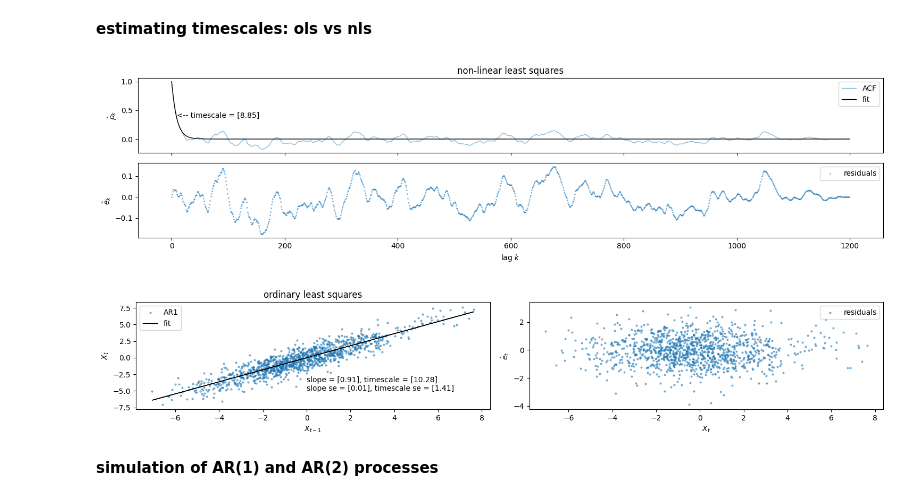
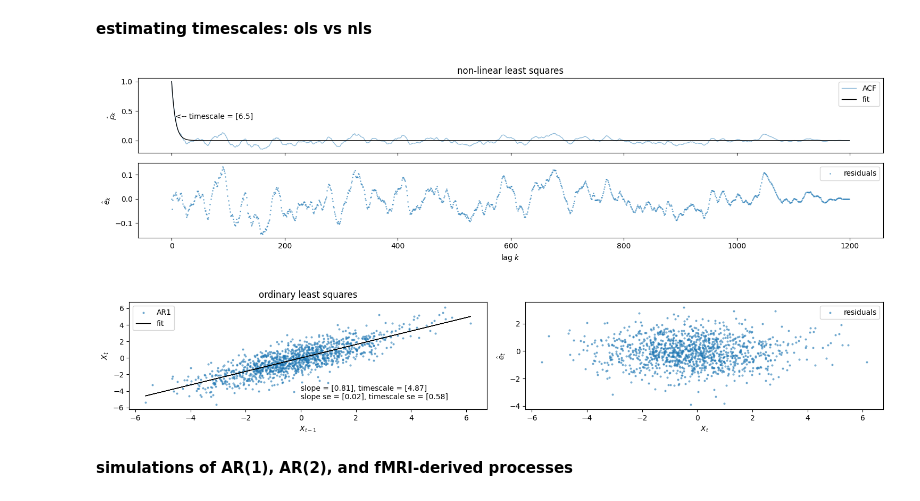
Before and after one commit to griegner/fmri-timescales, a Jupyter notebook: examples/simulations.ipynb, the cells around one changed output. Cells and saved outputs as stored; diff of their text form; code cells hidden in the pictures.

```diff
--- a/examples/simulations.ipynb
+++ b/examples/simulations.ipynb
@@ -20,13 +20,13 @@ nls = timescale_utils.NLS(n_jobs=-2)
 # %% [markdown]
 **estimating timescales: ols vs nls**
 # %%
-X = sim.sim_ar([0.9], n_timepoints)  # AR(1)
+X = sim.sim_ar([0.646, 0.193], n_timepoints)  # AR(1)
 
 nls_ = nls.fit(X, n_timepoints)
 ols_ = ols.fit(X, n_timepoints)
 nb.plot_nls_vs_ols(X, n_timepoints, nls_, ols_)
 # %% [output]
-[figure, old version]
+[figure, new version]
-[figure, old version]
+[figure, new version]
 # %% [markdown]
-**simulation of AR(1) and AR(2) processes**
+**simulations of AR(1), AR(2), and fMRI-derived processes**
```
Also changed, not shown: parts of 6 cells of this notebook, 2 other files.
